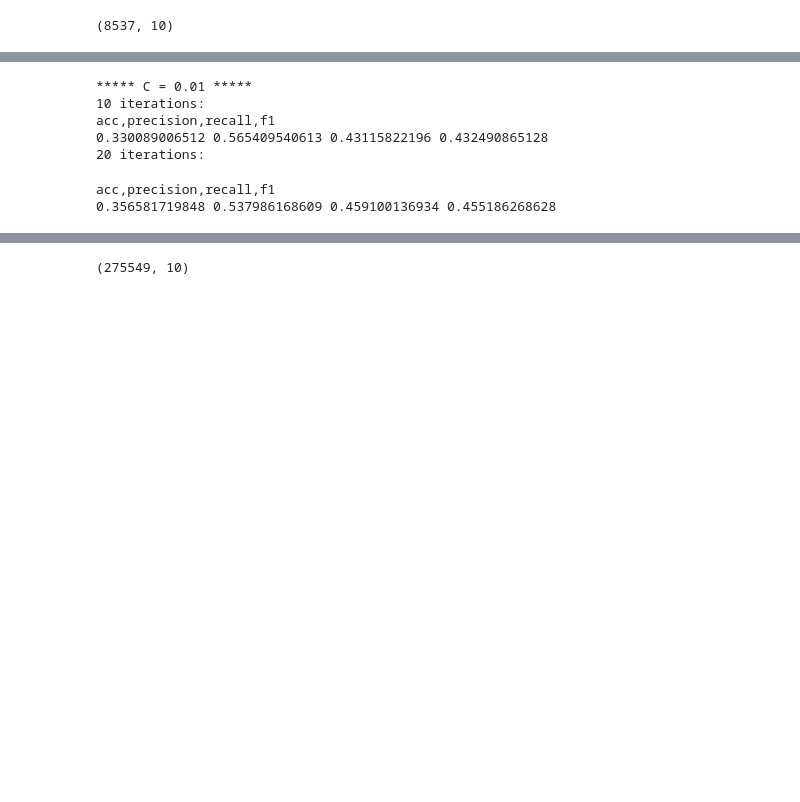
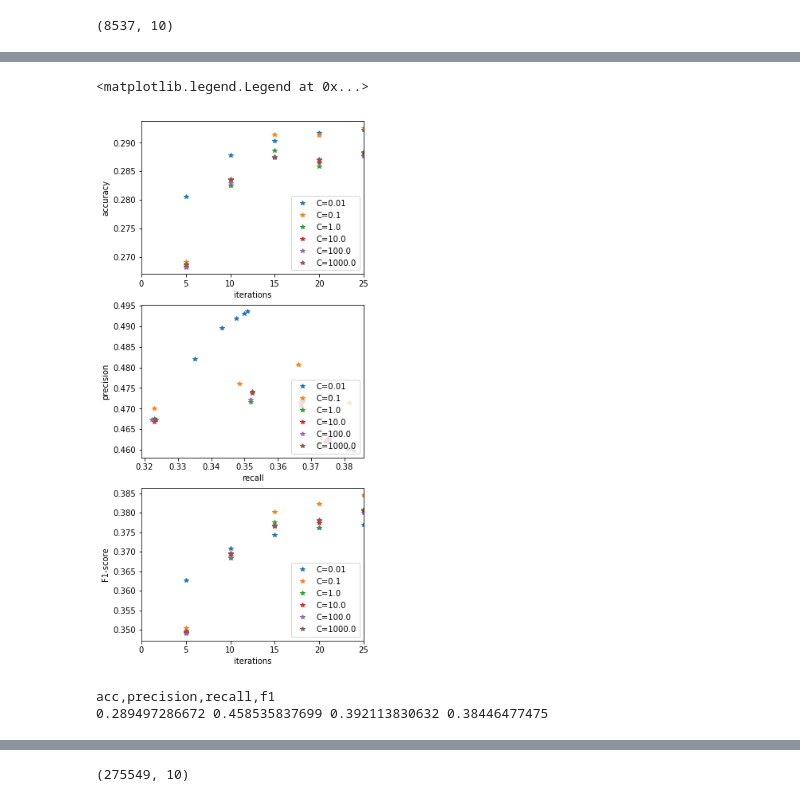
Before and after one commit to jamesmullenbach/caml-mimic, a Jupyter notebook: mimic.ipynb, the cells around one changed output, grey strips where cells are left out. Saved outputs shown, nothing was run; the diff lists cells and outputs as text; code cells hidden in the pictures; blank space fills up the shorter version.

Commit message:
add micro-level, AUC metrics

```diff
--- a/mimic.ipynb
+++ b/mimic.ipynb
@@ -177,20 +206,25 @@ acc,precision,recall,f1
 # %%
-its = np.linspace(5,50,10)
+its = np.linspace(iter_step, num_steps*iter_step, num_steps)
 
 fig,ax = plt.subplots(3,1)
 fig.set_size_inches(5,12)
 ax[0].set_xlabel("iterations")
 ax[1].set_xlabel("recall")
 ax[2].set_xlabel("iterations")
 ax[0].set_ylabel("accuracy")
 ax[1].set_ylabel("precision")
 ax[2].set_ylabel("F1-score")
 ax[0].set_xlim(0,iter_step*num_steps)
 # ax[1].set_xlim(0,1)
 ax[2].set_xlim(0,iter_step*num_steps)
 
 for C in Cs:
     ax[0].plot(its,accs[C], '*', label="C=" + str(C))
     ax[1].plot(recalls[C], precisions[C], '*', label="C=" + str(C))
     ax[2].plot(its, f1s[C], '*', label="C=" + str(C))
 ax[0].legend(loc=4)
+ax[1].legend(loc=4)
+ax[2].legend(loc=4)
+# %% [output]
+<matplotlib.legend.Legend at 0x...>
+[figure, added]
@@ -203,46 +231,6 @@ ax[0].legend(loc=4)
-# %%
-#high number of iterations
-reload(evaluation)
-iter_step = 10
-num_steps = 50
-Cs = [1e-2, 1e-1, 1e0, 1e1, 1e2, 1e3]
-accs = {C:[] for C in Cs}
-precisions = {C:[] for C in Cs}
-recalls = {C:[] for C in Cs}
-f1s = {C:[] for C in Cs}
-
-fig,ax = plt.subplots(1,1)
-ax.set_xlabel("iterations")
-ax.set_ylabel("accuracy")
-ax.set_xlim(0,iter_step*num_steps)
-
-for C in Cs:
-    print("***** C = " + str(C) + " *****")
-    for i in range(num_steps):
-        print(str((i+1)*iter_step) + " iterations: ")
-        reg = OneVsRestClassifier(LogisticRegression(C=C,solver='sag', max_iter=iter_step*(i+1)))
-        reg.fit(X_tr, yy_tr)
-        yhat = reg.predict(X_dv)
-        acc,precision,recall,f1 = evaluation.all_metrics(yhat, yy_dev)
-
-        print("acc,precision,recall,f1")
-        print(acc,precision,recall,f1)
-
-        accs[C].append(acc)
-        precisions[C].append(precision)
-        recalls[C].append(recall)
-        f1s[C].append(f1)
-
-#         plot_metrics(ax, iter_step, (i+1)*iter_step, i+1, accs[C])
-# %% [output]
-***** C = 0.01 *****
-10 iterations:
-acc,precision,recall,f1
-0.330089006512 0.565409540613 0.43115822196 0.432490865128
-20 iterations:
 # %%
 #run for a long time
-lr_long = OneVsRestClassifier(LogisticRegression(C=1.0, max_iter=100))
+lr_long = OneVsRestClassifier(LogisticRegression(C=0.1, max_iter=100))
 lr_long.fit(X_tr_lr, Y_tr_lr)
 yhat_lr = lr_long.predict(X_dv_lr)
 acc, precision, recall, f1 = evaluation.all_metrics(yhat_lr, Y_dv_lr)
@@ -251,7 +239,7 @@ print("acc,precision,recall,f1")
 print(acc,precision,recall,f1)
 # %% [output]
 acc,precision,recall,f1
-0.356581719848 0.537986168609 0.459100136934 0.455186268628
+0.289497286672 0.458535837699 0.392113830632 0.38446477475
 # %%
 yhat_tr = lr_long.predict(X_tr_lr)
 # %%
```
Also changed, not shown: parts of 22 cells of this notebook, 2 other files.
